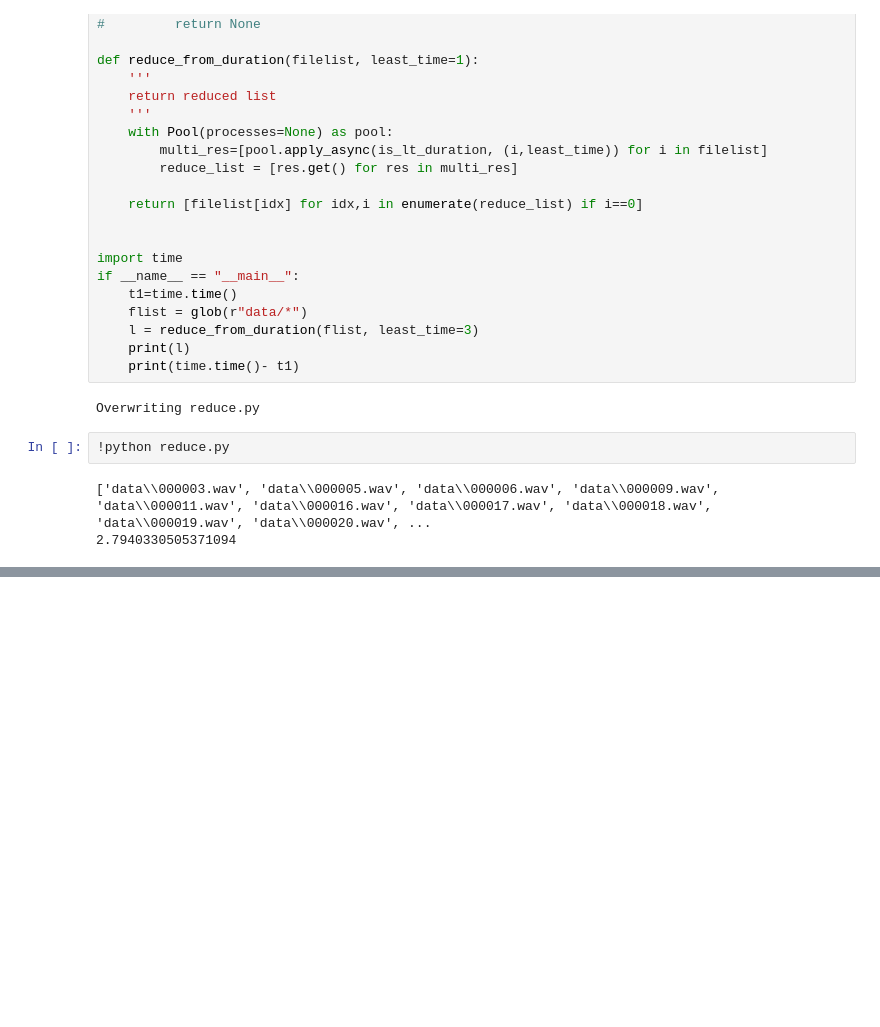
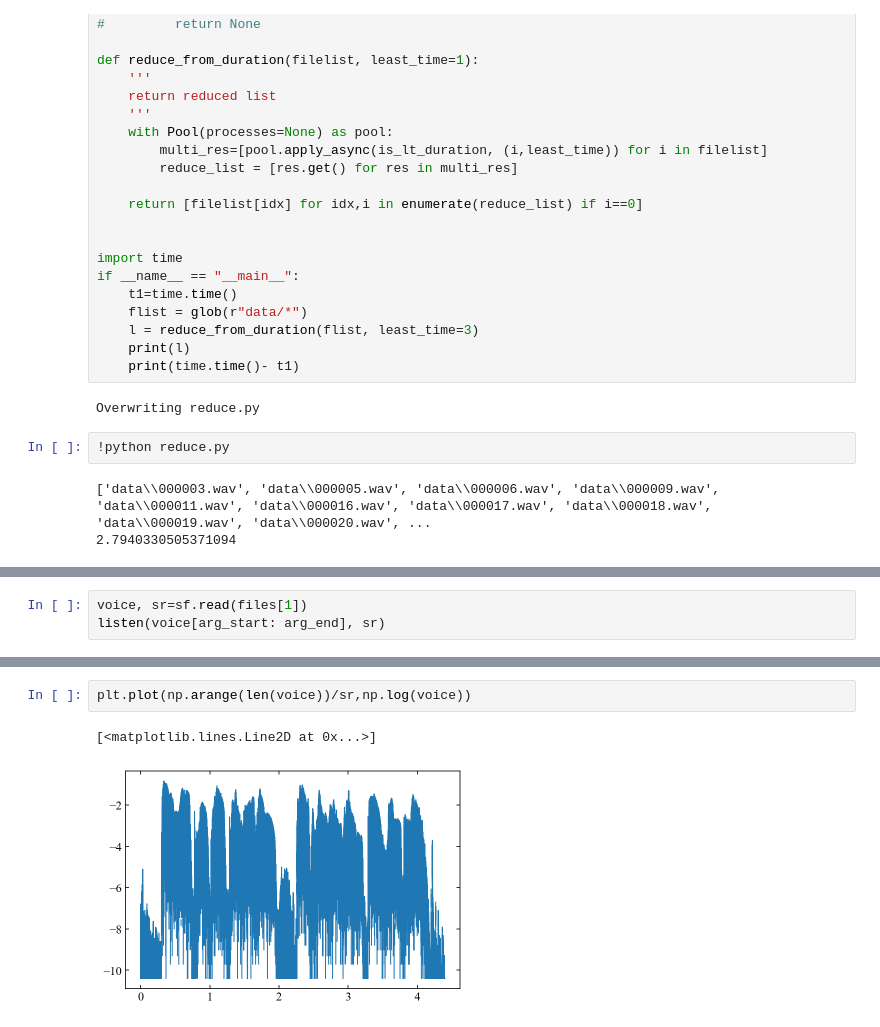
Before and after one commit to KenyonY/guang, a Jupyter notebook: guang/Voice/SOURCE.ipynb, the cells around one changed output, grey strips where cells are left out. Cells and saved outputs as stored; diff of their text form; blank space fills up the shorter version.

```diff
--- a/guang/Voice/SOURCE.ipynb
+++ b/guang/Voice/SOURCE.ipynb
@@ -78,0 +153,3 @@ Overwriting reduce.py
+# %%
+voice, sr=sf.read(files[1])
+listen(voice[arg_start: arg_end], sr)
@@ -78,0 +158,5 @@ Overwriting reduce.py
+# %%
+plt.plot(np.arange(len(voice))/sr,np.log(voice))
+# %% [output]
+[<matplotlib.lines.Line2D at 0x...>]
+[figure, added]
```
Also changed, not shown: parts of 14 cells of this notebook, 7 other files.
